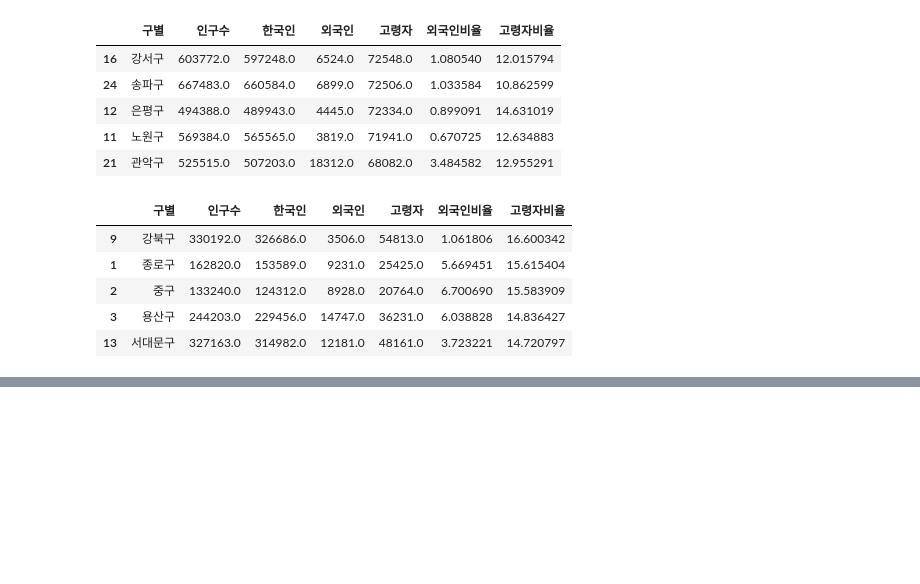
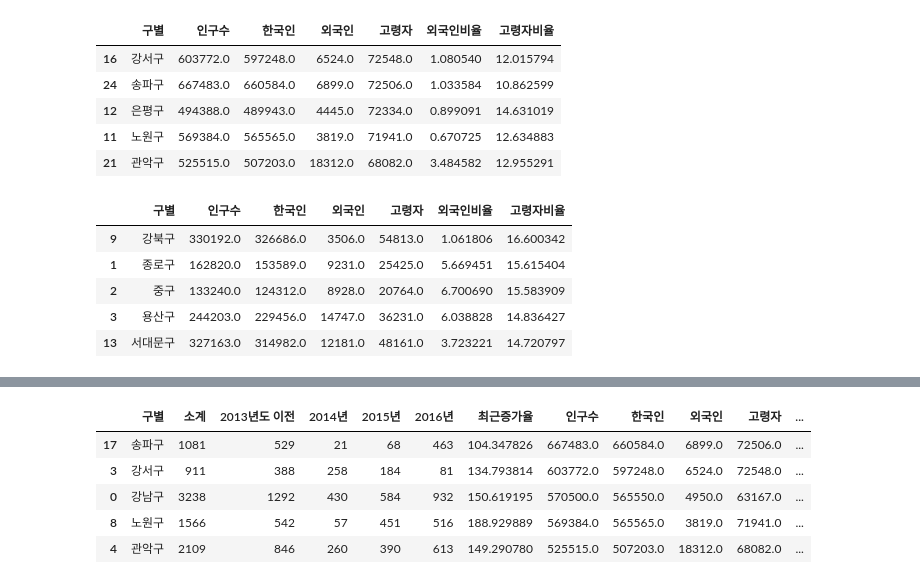
Before and after one commit to lemontia/DataScienceBook, a Jupyter notebook: main.ipynb, the cells around one changed output, grey strips where cells are left out. Drawn from its saved outputs; the diff is of its cells as text; code cells hidden in the pictures; blank space fills up the shorter version.

```diff
--- a/main.ipynb
+++ b/main.ipynb
@@ -496,0 +279,9 @@ pop_seoul.sort_values(by='고령자비율', ascending=False).head(5)
+# %%
+data_result.sort_values(by='인구수', ascending=False).head(5)
+# %% [output]
+|  | 구별 | 소계 | 2013년도 이전 | 2014년 | 2015년 | 2016년 | 최근증가율 | 인구수 | 한국인 | 외국인 | 고령자 | ... |
+| 17 | 송파구 | 1081 | 529 | 21 | 68 | 463 | 104.347826 | 667483.0 | 660584.0 | 6899.0 | 72506.0 | ... |
+| 3 | 강서구 | 911 | 388 | 258 | 184 | 81 | 134.793814 | 603772.0 | 597248.0 | 6524.0 | 72548.0 | ... |
+| 0 | 강남구 | 3238 | 1292 | 430 | 584 | 932 | 150.619195 | 570500.0 | 565550.0 | 4950.0 | 63167.0 | ... |
+| 8 | 노원구 | 1566 | 542 | 57 | 451 | 516 | 188.929889 | 569384.0 | 565565.0 | 3819.0 | 71941.0 | ... |
+| 4 | 관악구 | 2109 | 846 | 260 | 390 | 613 | 149.290780 | 525515.0 | 507203.0 | 18312.0 | 68082.0 | ... |
```
Also changed, not shown: parts of 47 cells of this notebook, 2 other files.
